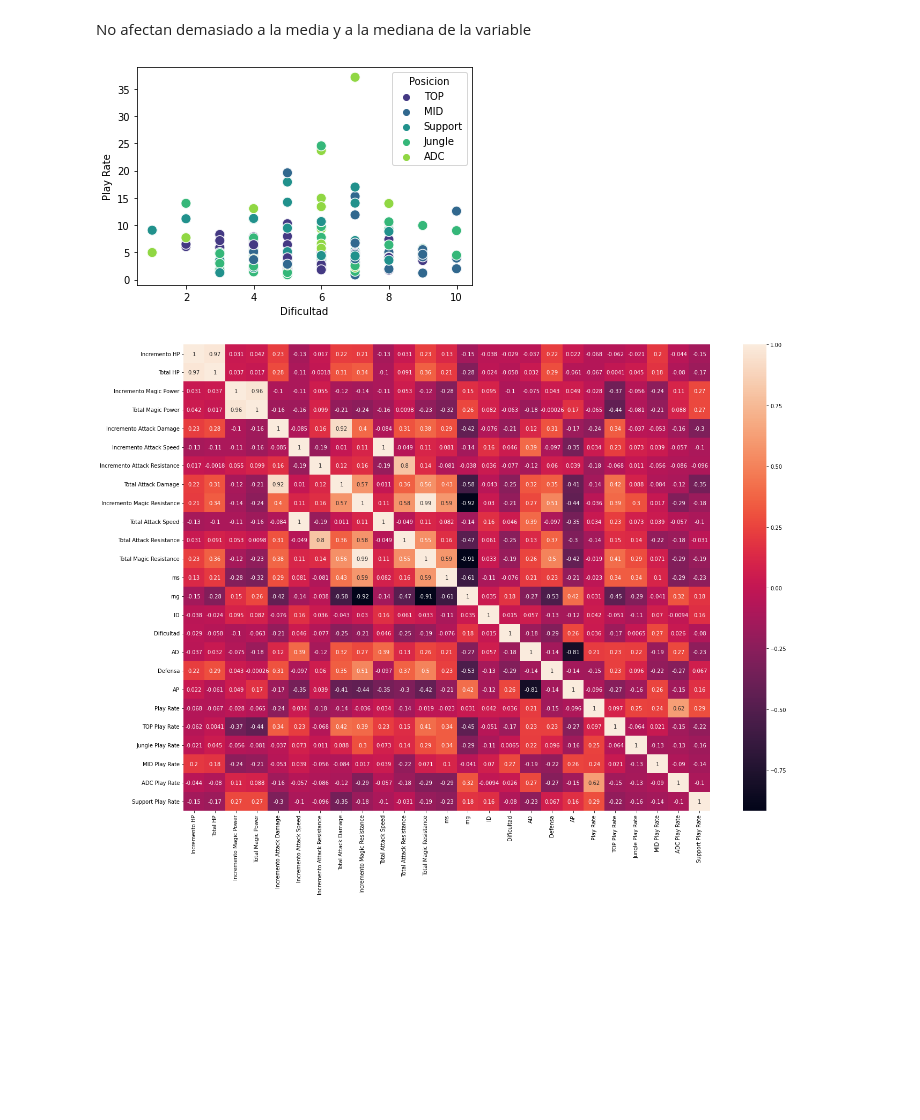
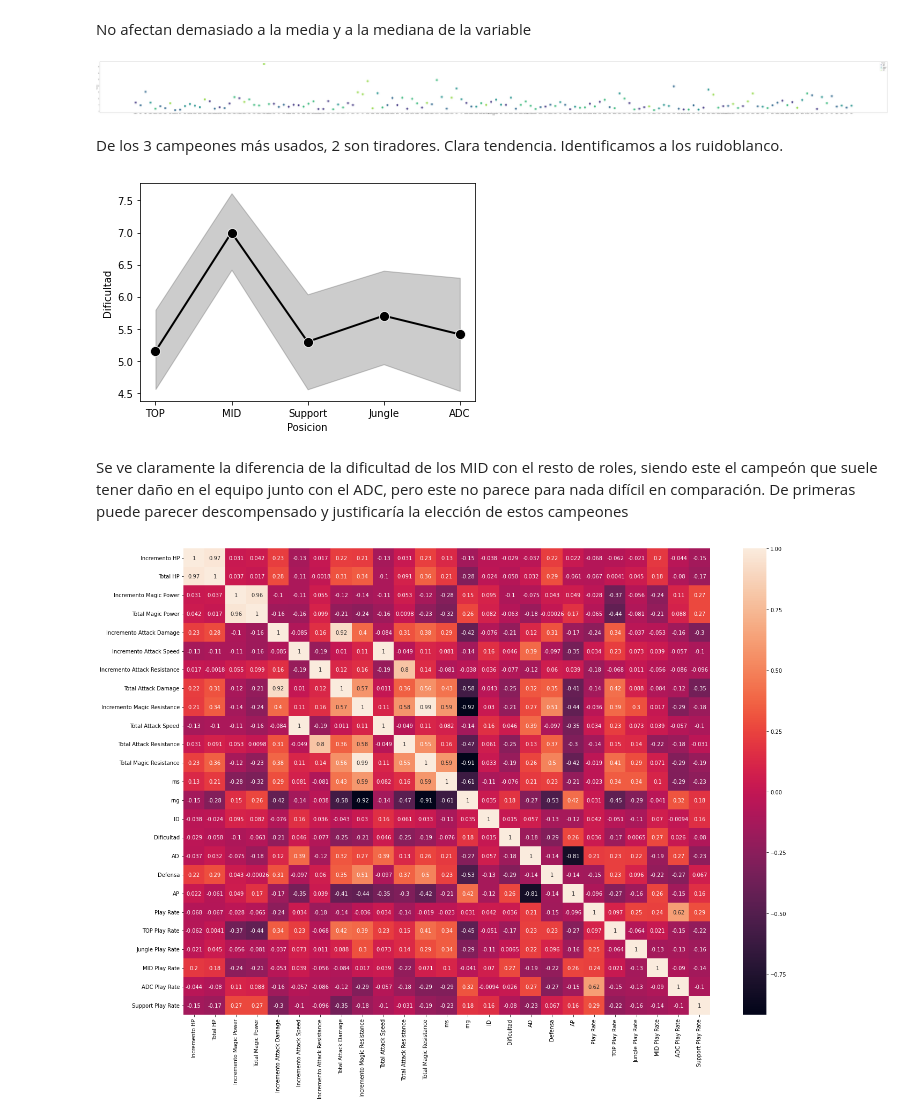
Before and after one commit to Rodrigamen/SE-LIA, a Jupyter notebook: notebook/Deep_Dive_y_Visualización.ipynb, the cells around one changed output. Drawn from its saved outputs; the diff is of its cells as text; code cells hidden in the pictures; blank space fills up the shorter version.

```diff
--- a/notebook/Deep_Dive_y_Visualización.ipynb
+++ b/notebook/Deep_Dive_y_Visualización.ipynb
@@ -61,11 +61,15 @@ plt.show();
 # %% [markdown]
 No afectan demasiado a la media y a la mediana de la variable
 # %%
-sns.scatterplot('Dificultad', 'Play Rate', data = campeones_final ,
+sns.scatterplot('name', 'Play Rate', data = campeones_final,
                 hue = 'Posicion',
-                s = 100,
+                s = 500,
                palette = "viridis")
 
+plt.gcf().set_size_inches(150, 10)
+
 plt.show();
 # %% [output]
-[figure, old version]
+[figure, new version]
+# %% [markdown]
+De los 3 campeones más usados, 2 son tiradores. Clara tendencia. Identificamos a los ruidoblanco.
@@ -72,3 +78,17 @@ plt.show();
+# %%
+fig = sns.lineplot(data=campeones_final, x="Posicion", y="Dificultad",
+                    color = "black",
+                    marker = "o",
+                    markersize = 10,
+                   linewidth = 2);
+
+
+
+plt.show();
+# %% [output]
+[figure, added]
+# %% [markdown]
+Se ve claramente la diferencia de la dificultad de los MID con el resto de roles, siendo este el campeón que suele tener daño en el equipo junto con el ADC, pero este  no parece para nada difícil en comparación. De primeras puede parecer descompensado y justificaría la elección de estos campeones
 # %%
 corr_df = campeones_final.corr(method='pearson')
 
```
Also changed, not shown: parts of 2 cells of this notebook, 1 other file.
